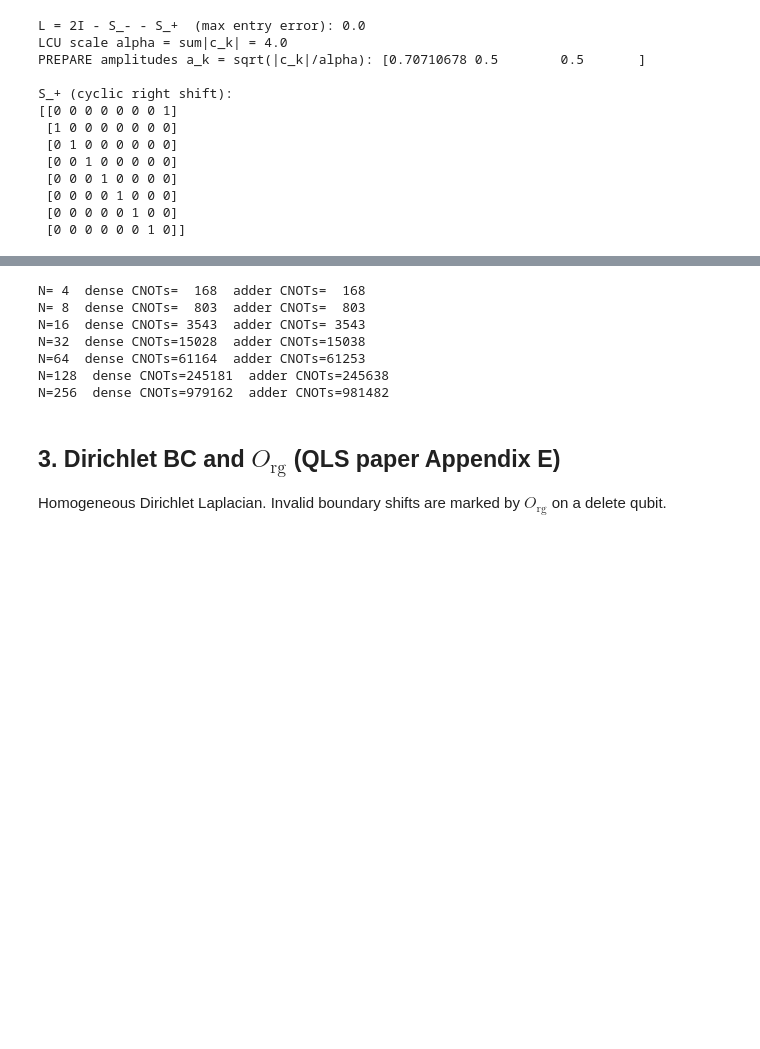
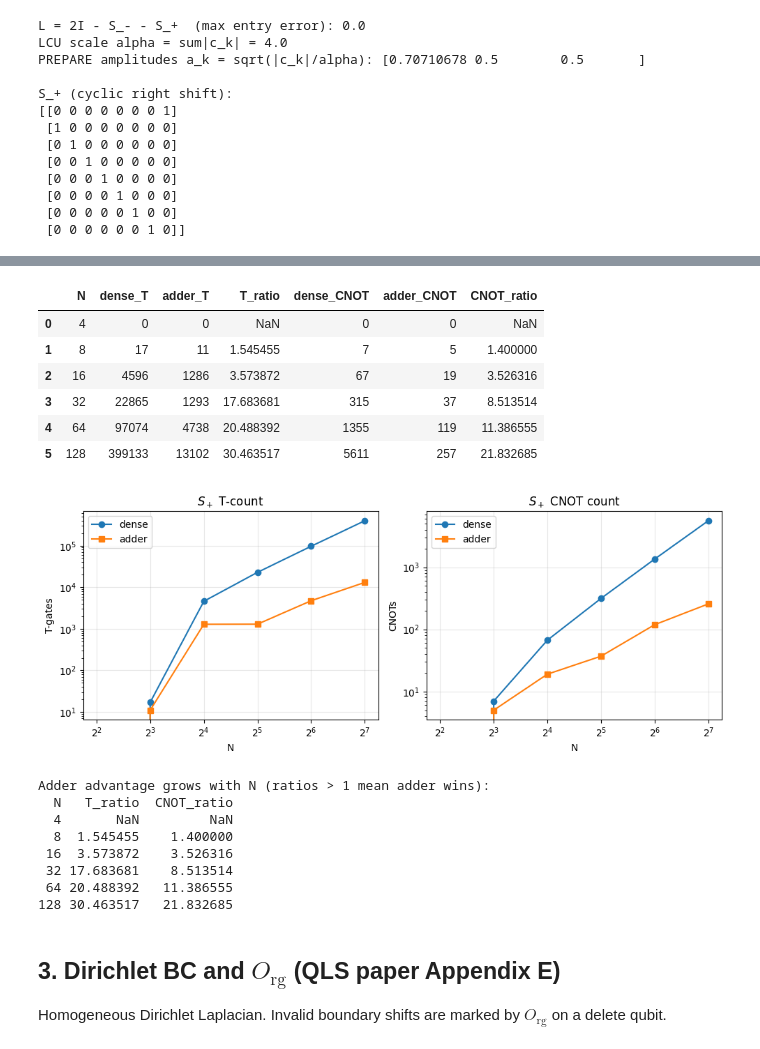
Before and after one commit to krokabobs/3D-Elastic-Wave-Equation-Hamiltonian-Simulation, a Jupyter notebook: block_encoding_laplacian_1d.ipynb, the cells around one changed output, grey strips where cells are left out. Drawn from its saved outputs; the diff is of its cells as text; code cells hidden in the pictures; blank space fills up the shorter version.

```diff
--- a/block_encoding_laplacian_1d.ipynb
+++ b/block_encoding_laplacian_1d.ipynb
@@ -163,17 +178,70 @@ Sunderhauf Sec. 3.2: circulant index updates are modular additions (eq. (51) mod
 # %%
-# Gate counts at several grid sizes.
-for n_grid in (4, 8, 16, 32, 64, 128, 256):
-    counts = compare_shift_implementations(n_grid)
-    print(f"N={n_grid:2d}  dense CNOTs={counts['dense_two_qubit_gates']:5d}  "
-          f"adder CNOTs={counts['adder_two_qubit_gates']:5d}")
+rows = []
+for n_grid in (4, 8, 16, 32, 64, 128):
+    counts = compare_shift_oracle_only(n_grid)
+    dense_t = counts["dense_S_plus_t_gates"]
+    adder_t = counts["adder_S_plus_t_gates"]
+    dense_cx = counts["dense_S_plus_cnot_gates"]
+    adder_cx = counts["adder_S_plus_cnot_gates"]
+    rows.append(
+        {
+            "N": n_grid,
+            "dense_T": dense_t,
+            "adder_T": adder_t,
+            "T_ratio": dense_t / adder_t if adder_t else np.nan,
+            "dense_CNOT": dense_cx,
+            "adder_CNOT": adder_cx,
+            "CNOT_ratio": dense_cx / adder_cx if adder_cx else np.nan,
+        }
+    )
+
+shift_compare = pd.DataFrame(rows)
+display(shift_compare)
+
+fig, axes = plt.subplots(1, 2, figsize=(10, 4))
+
+axes[0].plot(shift_compare["N"], shift_compare["dense_T"], "o-", label="dense")
+axes[0].plot(shift_compare["N"], shift_compare["adder_T"], "s-", label="adder")
+axes[0].set_xscale("log", base=2)
+axes[0].set_yscale("log")
+axes[0].set_xlabel("N")
+axes[0].set_ylabel("T-gates")
+axes[0].set_title(r"$S_+$ T-count")
+axes[0].legend()
+axes[0].grid(True, alpha=0.3)
+
+axes[1].plot(shift_compare["N"], shift_compare["dense_CNOT"], "o-", label="dense")
+axes[1].plot(shift_compare["N"], shift_compare["adder_CNOT"], "s-", label="adder")
+axes[1].set_xscale("log", base=2)
+axes[1].set_yscale("log")
+axes[1].set_xlabel("N")
+axes[1].set_ylabel("CNOTs")
+axes[1].set_title(r"$S_+$ CNOT count")
+axes[1].legend()
+axes[1].grid(True, alpha=0.3)
+
+plt.tight_layout()
+plt.show()
+
+print("\nAdder advantage grows with N (ratios > 1 mean adder wins):")
+print(shift_compare[["N", "T_ratio", "CNOT_ratio"]].to_string(index=False))
 # %% [output]
+|  | N | dense_T | adder_T | T_ratio | dense_CNOT | adder_CNOT | CNOT_ratio |
+| 0 | 4 | 0 | 0 | NaN | 0 | 0 | NaN |
+| 1 | 8 | 17 | 11 | 1.545455 | 7 | 5 | 1.400000 |
+| 2 | 16 | 4596 | 1286 | 3.573872 | 67 | 19 | 3.526316 |
+| 3 | 32 | 22865 | 1293 | 17.683681 | 315 | 37 | 8.513514 |
+| 4 | 64 | 97074 | 4738 | 20.488392 | 1355 | 119 | 11.386555 |
+| 5 | 128 | 399133 | 13102 | 30.463517 | 5611 | 257 | 21.832685 |
+[figure, added]
-N= 4  dense CNOTs=  168  adder CNOTs=  168
-N= 8  dense CNOTs=  803  adder CNOTs=  803
-N=16  dense CNOTs= 3543  adder CNOTs= 3543
-N=32  dense CNOTs=15028  adder CNOTs=15038
-N=64  dense CNOTs=61164  adder CNOTs=61253
-N=128  dense CNOTs=245181  adder CNOTs=245638
-N=256  dense CNOTs=979162  adder CNOTs=981482
+Adder advantage grows with N (ratios > 1 mean adder wins):
+  N   T_ratio  CNOT_ratio
+  4       NaN         NaN
+  8  1.545455    1.400000
+ 16  3.573872    3.526316
+ 32 17.683681    8.513514
+ 64 20.488392   11.386555
+128 30.463517   21.832685
 # %% [markdown]
 ## 3. Dirichlet BC and $O_{\mathrm{rg}}$ (QLS paper Appendix E)
 
```
Also changed, not shown: parts of 6 cells of this notebook, 6 other files.
